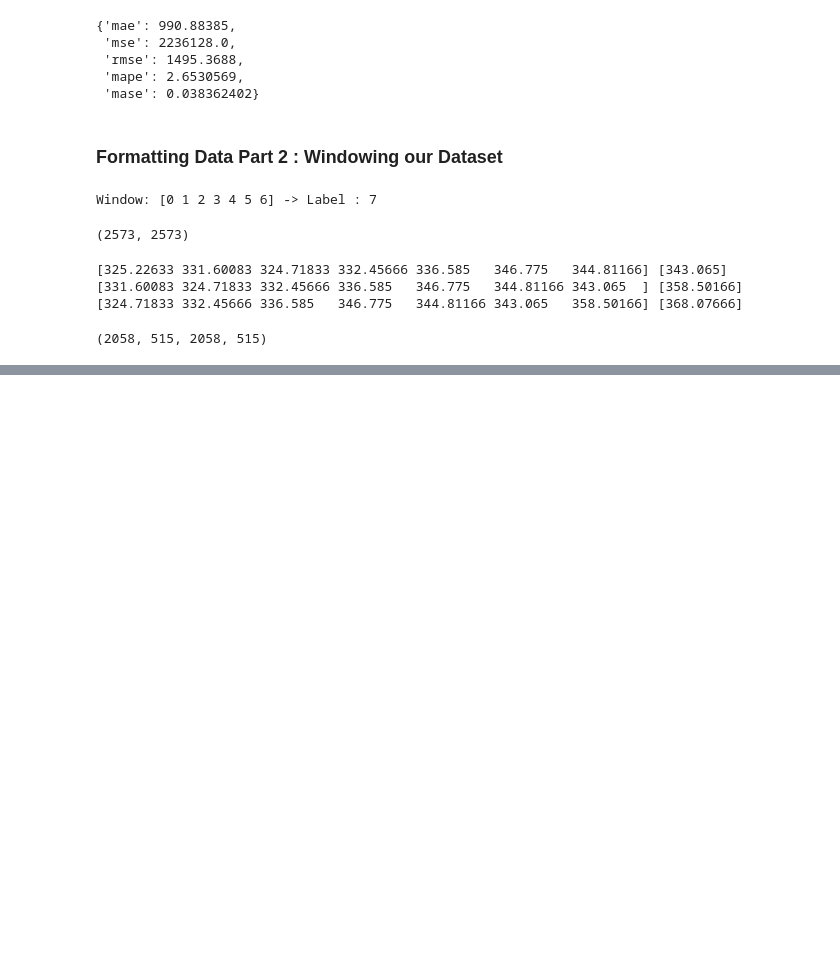
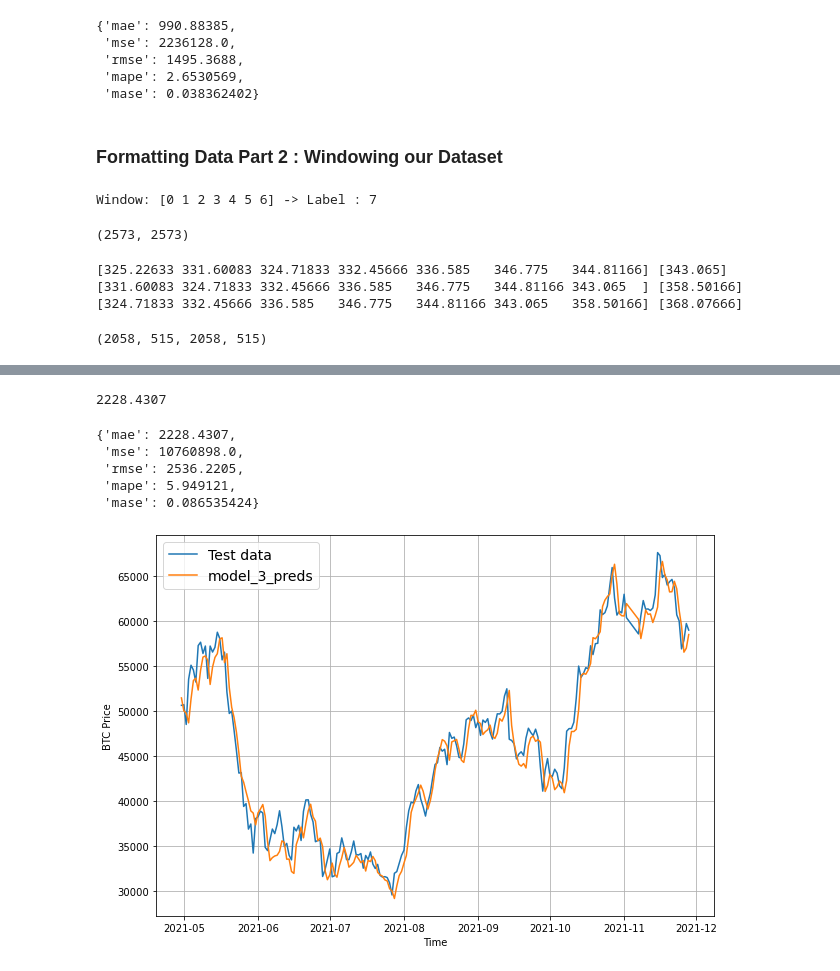
Before and after one commit to jjaimwork/Time-Series-with-TensorFlow, a Jupyter notebook: btc-time-series-notebook.ipynb, the cells around one changed output, grey strips where cells are left out. Saved outputs shown, nothing was run; the diff lists cells and outputs as text; code cells hidden in the pictures; blank space fills up the shorter version.

```diff
--- a/btc-time-series-notebook.ipynb
+++ b/btc-time-series-notebook.ipynb
@@ -234,0 +429,20 @@ import os
+# %%
+model_3 = tf.keras.Sequential([
+    tf.keras.layers.Dense(128, activation='relu'),
+    tf.keras.layers.Dense(128, activation='relu'),
+    tf.keras.layers.Dense(128, activation='relu'),
+   #tf.keras.layers.Dropout(0.1),
+    tf.keras.layers.Dense(128, activation='relu'),
+    tf.keras.layers.Dense(HORIZON)
+], name='model_3_dense')
+
+model_3.compile(loss='MAE',
+                optimizer=tf.keras.optimizers.Adam())
+
+model_3.fit(train_windows,
+            train_labels,
+            batch_size=128,
+            epochs=100,
+            verbose=0,
+            validation_data=(test_windows, test_labels),
+            callbacks=[create_model_checkpoint(model_3.name)])
@@ -234,0 +472,3 @@ import os
+# %%
+model_3_preds = make_preds(model_3,
+                           input_data=test_windows)
@@ -234,0 +498,4 @@ import os
+# %%
+tf.reduce_mean(model_3_results["mae"]).numpy()
+# %% [output]
+2228.4307
@@ -234,0 +528,25 @@ import os
+# %%
+model_3_results = evaluate_preds(y_true=tf.squeeze(test_labels),
+                                 y_pred=model_3_preds)
+model_3_results
+# %% [output]
+{'mae': 2228.4307,
+ 'mse': 10760898.0,
+ 'rmse': 2536.2205,
+ 'mape': 5.949121,
+ 'mase': 0.086535424}
+# %%
+offset = 300
+plt.figure(figsize=(10, 7))
+plot_time_series(timesteps=X_test[-len(test_windows):],
+                 values=test_labels[:, 0],
+                 start=offset,
+                 format_="-",
+                 label="Test data")
+plot_time_series(timesteps=X_test[-len(test_windows):],
+                 values=tf.reduce_mean(model_3_preds, axis=1),
+                 start=offset,
+                 format_="-",
+                 label="model_3_preds")
+# %% [output]
+[figure, added]
```
Also changed, not shown: parts of 51 cells of this notebook, 29 other files.
